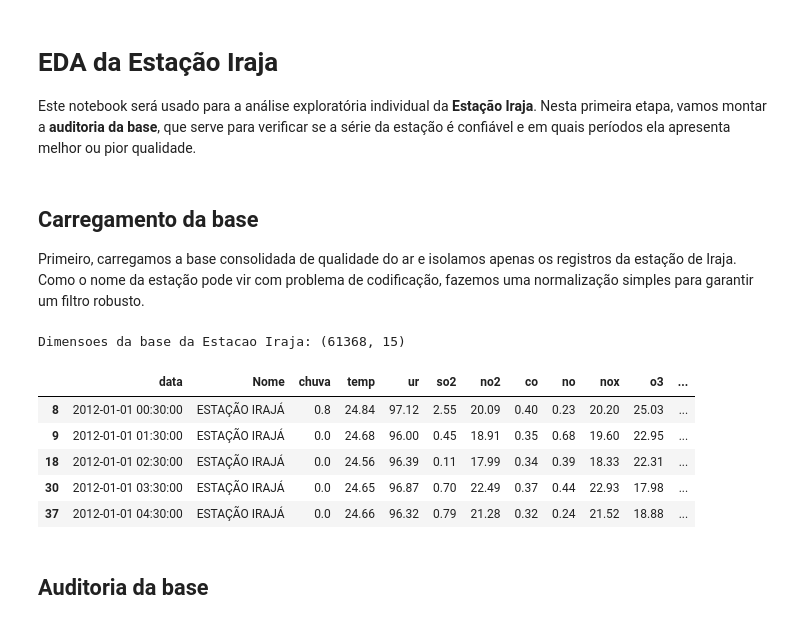
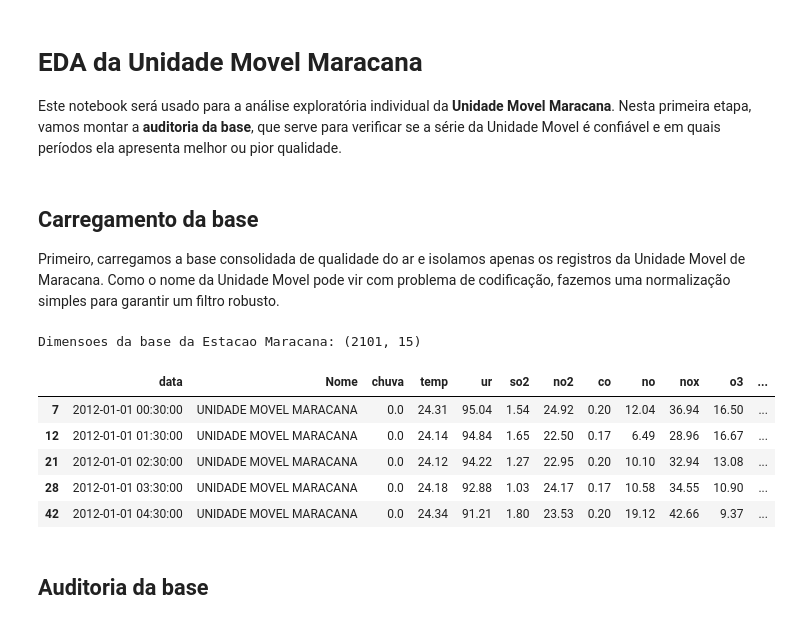
Before and after one commit to AILAB-CEFET-RJ/qualiar, a Jupyter notebook: Code/3 - EdaIntermediaryData/MonitorAr/Estacao/ZonaNorte/um_maracana.ipynb, the cells around one changed output. Drawn from its saved outputs; the diff is of its cells as text; code cells hidden in the pictures.

```diff
--- a/Code/3 - EdaIntermediaryData/MonitorAr/Estacao/ZonaNorte/um_maracana.ipynb
+++ b/Code/3 - EdaIntermediaryData/MonitorAr/Estacao/ZonaNorte/um_maracana.ipynb
@@ -1,11 +1,11 @@
 # %% [markdown]
-# EDA da Estação Iraja
+# EDA da Unidade Movel Maracana
 
-Este notebook será usado para a análise exploratória individual da **Estação Iraja**. Nesta primeira etapa, vamos montar a **auditoria da base**, que serve para verificar se a série da estação é confiável e em quais períodos ela apresenta melhor ou pior qualidade.
+Este notebook será usado para a análise exploratória individual da **Unidade Movel Maracana**. Nesta primeira etapa, vamos montar a **auditoria da base**, que serve para verificar se a série da Unidade Movel é confiável e em quais períodos ela apresenta melhor ou pior qualidade.
 # %% [markdown]
 ## Carregamento da base
 
-Primeiro, carregamos a base consolidada de qualidade do ar e isolamos apenas os registros da estação de Iraja. Como o nome da estação pode vir com problema de codificação, fazemos uma normalização simples para garantir um filtro robusto.
+Primeiro, carregamos a base consolidada de qualidade do ar e isolamos apenas os registros da Unidade Movel de Maracana. Como o nome da Unidade Movel pode vir com problema de codificação, fazemos uma normalização simples para garantir um filtro robusto.
 # %%
 import pandas as pd
 import unicodedata
@@ -15,19 +15,19 @@ import seaborn as sns
 # %%
 url_air_quality_data = "https://raw.githubusercontent.com/AILAB-CEFET-RJ/qualiar/refs/heads/Refactoring-And-Documentation/Data/IntermediaryData/MonitorAr/InitialMergedData/merged_air_quality_data.csv"
 
 df_air_quality = pd.read_csv(url_air_quality_data)
-df_iraja = df_air_quality[df_air_quality["Nome"] == "ESTAÇÃO IRAJÁ"].copy()
+df_maracana = df_air_quality[df_air_quality["Nome"] == "UNIDADE MOVEL MARACANA"].copy()
 
-print("Dimensoes da base da Estacao Iraja:", df_iraja.shape)
-display(df_iraja.head())
+print("Dimensoes da base da Estacao Maracana:", df_maracana.shape)
+display(df_maracana.head())
 # %% [output]
-Dimensoes da base da Estacao Iraja: (61368, 15)
+Dimensoes da base da Estacao Maracana: (2101, 15)
 |  | data | Nome | chuva | temp | ur | so2 | no2 | co | no | nox | o3 | ... |
-| 8 | 2012-01-01 00:30:00 | ESTAÇÃO IRAJÁ | 0.8 | 24.84 | 97.12 | 2.55 | 20.09 | 0.40 | 0.23 | 20.20 | 25.03 | ... |
-| 9 | 2012-01-01 01:30:00 | ESTAÇÃO IRAJÁ | 0.0 | 24.68 | 96.00 | 0.45 | 18.91 | 0.35 | 0.68 | 19.60 | 22.95 | ... |
-| 18 | 2012-01-01 02:30:00 | ESTAÇÃO IRAJÁ | 0.0 | 24.56 | 96.39 | 0.11 | 17.99 | 0.34 | 0.39 | 18.33 | 22.31 | ... |
-| 30 | 2012-01-01 03:30:00 | ESTAÇÃO IRAJÁ | 0.0 | 24.65 | 96.87 | 0.70 | 22.49 | 0.37 | 0.44 | 22.93 | 17.98 | ... |
-| 37 | 2012-01-01 04:30:00 | ESTAÇÃO IRAJÁ | 0.0 | 24.66 | 96.32 | 0.79 | 21.28 | 0.32 | 0.24 | 21.52 | 18.88 | ... |
+| 7 | 2012-01-01 00:30:00 | UNIDADE MOVEL MARACANA | 0.0 | 24.31 | 95.04 | 1.54 | 24.92 | 0.20 | 12.04 | 36.94 | 16.50 | ... |
+| 12 | 2012-01-01 01:30:00 | UNIDADE MOVEL MARACANA | 0.0 | 24.14 | 94.84 | 1.65 | 22.50 | 0.17 | 6.49 | 28.96 | 16.67 | ... |
+| 21 | 2012-01-01 02:30:00 | UNIDADE MOVEL MARACANA | 0.0 | 24.12 | 94.22 | 1.27 | 22.95 | 0.20 | 10.10 | 32.94 | 13.08 | ... |
+| 28 | 2012-01-01 03:30:00 | UNIDADE MOVEL MARACANA | 0.0 | 24.18 | 92.88 | 1.03 | 24.17 | 0.17 | 10.58 | 34.55 | 10.90 | ... |
+| 42 | 2012-01-01 04:30:00 | UNIDADE MOVEL MARACANA | 0.0 | 24.34 | 91.21 | 1.80 | 23.53 | 0.20 | 19.12 | 42.66 | 9.37 | ... |
 # %% [markdown]
 ## Auditoria da base
 # %% [markdown]
```
Also changed, not shown: parts of 10 cells of this notebook, 16 other files.
